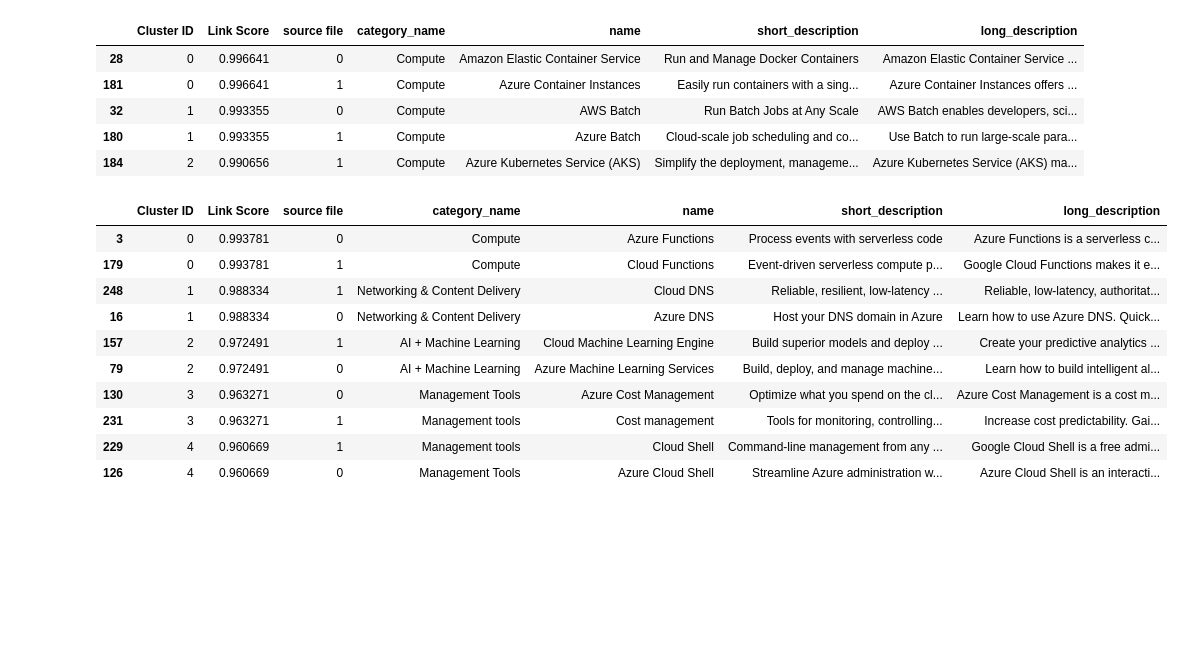
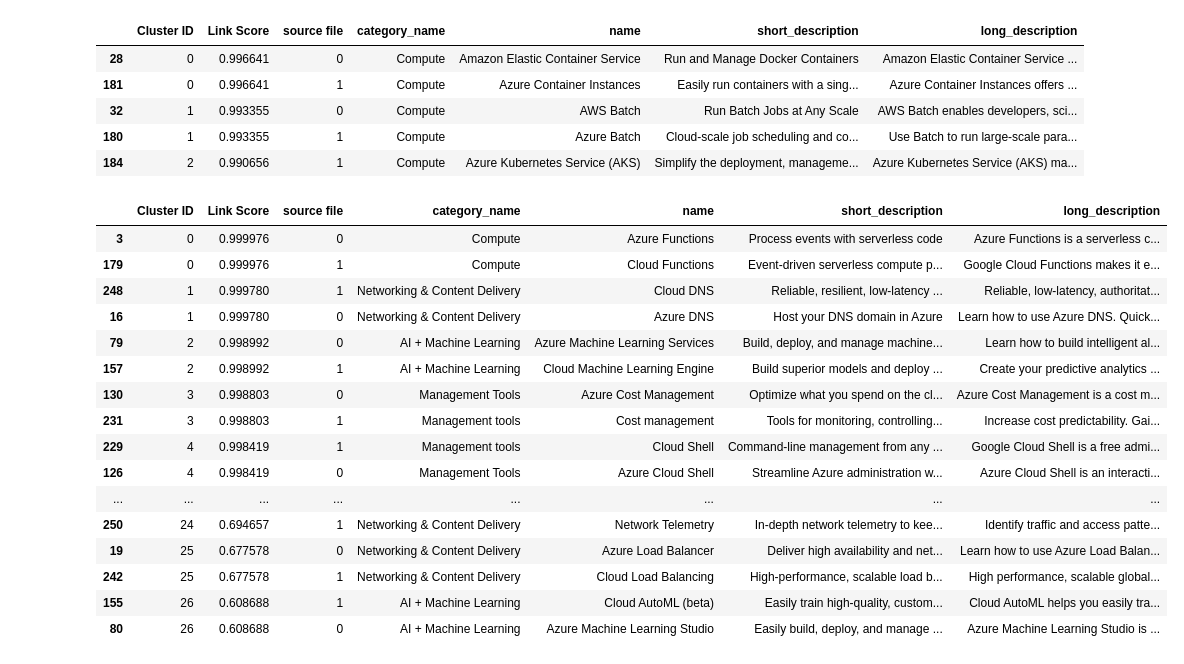
Before and after one commit to kabirkhan/cloud_compete_graph, a Jupyter notebook: notebooks/03_kk_prodigy_dedupe_analysis.ipynb, the cells around one changed output. Saved outputs shown, nothing was run; the diff lists cells and outputs as text; code cells hidden in the pictures; blank space fills up the shorter version.

```diff
--- a/notebooks/03_kk_prodigy_dedupe_analysis.ipynb
+++ b/notebooks/03_kk_prodigy_dedupe_analysis.ipynb
@@ -251,29 +252,35 @@ aws_azure_related.head()
 # %%
 azure_gcp_df = pd.read_csv('../data/processed/azure_gcp_data_matching_output.csv')
 azure_gcp_related = azure_gcp_df[azure_gcp_df['Link Score'] > 0.6].sort_values(['Cluster ID'])
 
 def get_svc_id(gremlin_qm, svc_name):
     q = f'g.V().has("name", "{svc_name}").values("id")'
     return gremlin_qm.query(q)[0]
 
 def build_related_query(from_id, to_id, score):
     return GremlinQueryBuilder.build_upsert_edge_query(from_id, to_id, {
         'label': 'related_service', 'related_service_score': score
     })
 
-azure_gcp_related.head(10)
+azure_gcp_related
 # %% [output]
 |  | Cluster ID | Link Score | source file | category_name | name | short_description | long_description |
-| 3 | 0 | 0.993781 | 0 | Compute | Azure Functions | Process events with serverless code | Azure Functions is a serverless c... |
-| 179 | 0 | 0.993781 | 1 | Compute | Cloud Functions | Event-driven serverless compute p... | Google Cloud Functions makes it e... |
-| 248 | 1 | 0.988334 | 1 | Networking & Content Delivery | Cloud DNS | Reliable, resilient, low-latency ... | Reliable, low-latency, authoritat... |
-| 16 | 1 | 0.988334 | 0 | Networking & Content Delivery | Azure DNS | Host your DNS domain in Azure | Learn how to use Azure DNS. Quick... |
-| 157 | 2 | 0.972491 | 1 | AI + Machine Learning | Cloud Machine Learning Engine | Build superior models and deploy ... | Create your predictive analytics ... |
-| 79 | 2 | 0.972491 | 0 | AI + Machine Learning | Azure Machine Learning Services | Build, deploy, and manage machine... | Learn how to build intelligent al... |
-| 130 | 3 | 0.963271 | 0 | Management Tools | Azure Cost Management | Optimize what you spend on the cl... | Azure Cost Management is a cost m... |
-| 231 | 3 | 0.963271 | 1 | Management tools | Cost management | Tools for monitoring, controlling... | Increase cost predictability. Gai... |
-| 229 | 4 | 0.960669 | 1 | Management tools | Cloud Shell | Command-line management from any ... | Google Cloud Shell is a free admi... |
-| 126 | 4 | 0.960669 | 0 | Management Tools | Azure Cloud Shell | Streamline Azure administration w... | Azure Cloud Shell is an interacti... |
+| 3 | 0 | 0.999976 | 0 | Compute | Azure Functions | Process events with serverless code | Azure Functions is a serverless c... |
+| 179 | 0 | 0.999976 | 1 | Compute | Cloud Functions | Event-driven serverless compute p... | Google Cloud Functions makes it e... |
+| 248 | 1 | 0.999780 | 1 | Networking & Content Delivery | Cloud DNS | Reliable, resilient, low-latency ... | Reliable, low-latency, authoritat... |
+| 16 | 1 | 0.999780 | 0 | Networking & Content Delivery | Azure DNS | Host your DNS domain in Azure | Learn how to use Azure DNS. Quick... |
+| 79 | 2 | 0.998992 | 0 | AI + Machine Learning | Azure Machine Learning Services | Build, deploy, and manage machine... | Learn how to build intelligent al... |
+| 157 | 2 | 0.998992 | 1 | AI + Machine Learning | Cloud Machine Learning Engine | Build superior models and deploy ... | Create your predictive analytics ... |
+| 130 | 3 | 0.998803 | 0 | Management Tools | Azure Cost Management | Optimize what you spend on the cl... | Azure Cost Management is a cost m... |
+| 231 | 3 | 0.998803 | 1 | Management tools | Cost management | Tools for monitoring, controlling... | Increase cost predictability. Gai... |
+| 229 | 4 | 0.998419 | 1 | Management tools | Cloud Shell | Command-line management from any ... | Google Cloud Shell is a free admi... |
+| 126 | 4 | 0.998419 | 0 | Management Tools | Azure Cloud Shell | Streamline Azure administration w... | Azure Cloud Shell is an interacti... |
+| ... | ... | ... | ... | ... | ... | ... | ... |
+| 250 | 24 | 0.694657 | 1 | Networking & Content Delivery | Network Telemetry | In-depth network telemetry to kee... | Identify traffic and access patte... |
+| 19 | 25 | 0.677578 | 0 | Networking & Content Delivery | Azure Load Balancer | Deliver high availability and net... | Learn how to use Azure Load Balan... |
+| 242 | 25 | 0.677578 | 1 | Networking & Content Delivery | Cloud Load Balancing | High-performance, scalable load b... | High performance, scalable global... |
+| 155 | 26 | 0.608688 | 1 | AI + Machine Learning | Cloud AutoML (beta) | Easily train high-quality, custom... | Cloud AutoML helps you easily tra... |
+| 80 | 26 | 0.608688 | 0 | AI + Machine Learning | Azure Machine Learning Studio | Easily build, deploy, and manage ... | Azure Machine Learning Studio is ... |
 # %%
 def update_related_services(prodigy_data_matching_output_df):
     for i in range(list(prodigy_data_matching_output_df['Cluster ID'])[-1] + 1):
```
Also changed, not shown: parts of 4 cells of this notebook, 6 other files.
